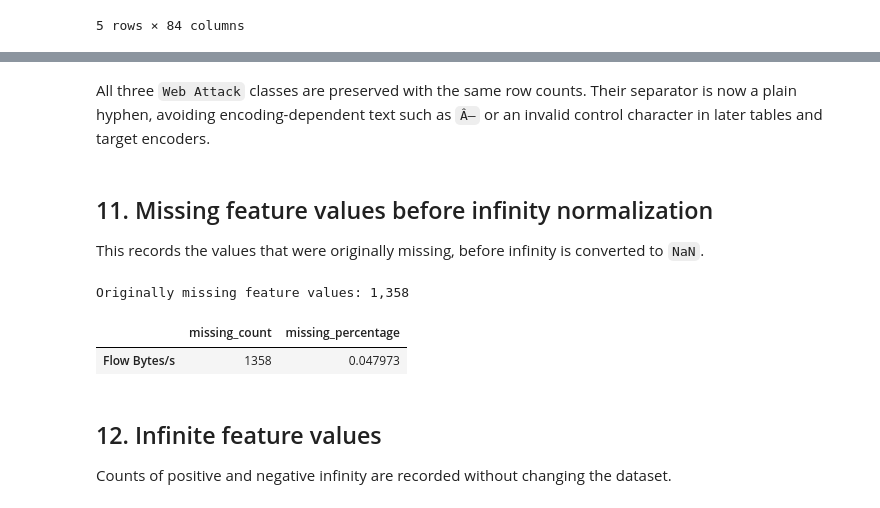
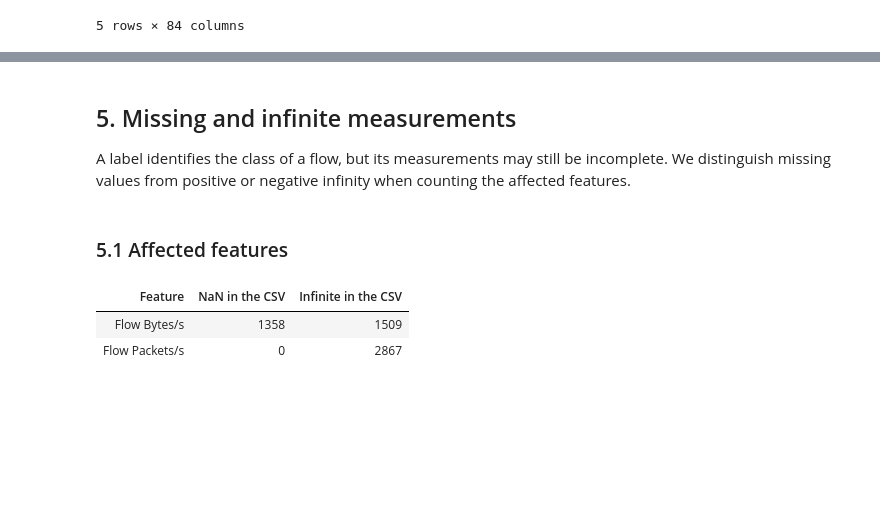
Before and after one commit to Adam-Zouari/Intrusion-Detection-System, a Jupyter notebook: ml/notebooks/01_data_exploration.ipynb, the cells around one changed output, grey strips where cells are left out. Saved outputs shown, nothing was run; the diff lists cells and outputs as text; code cells hidden in the pictures; blank space fills up the shorter version.

```diff
--- a/ml/notebooks/01_data_exploration.ipynb
+++ b/ml/notebooks/01_data_exploration.ipynb
@@ -15,21 +11,10 @@ import numpy as np
 import pandas as pd
 from IPython.display import display
 
-dataset_candidates = [
-    Path("../data/raw/cicids2017_merged.csv"),
-    Path("ml/data/raw/cicids2017_merged.csv"),
-]
 
-DATASET_PATH = next(
-    (path.resolve() for path in dataset_candidates if path.exists()),
-    None,
-)
-
-if DATASET_PATH is None:
-    raise FileNotFoundError(
-        "Could not find ml/data/raw/cicids2017_merged.csv. "
-        "Run the notebook from the repository root or ml/notebooks."
-    )
-
-print(f"Dataset: {DATASET_PATH}")
-print(f"File size: {DATASET_PATH.stat().st_size / (1024 ** 3):.2f} GiB")
+def show_table(frame, row_label=None):
+    """Display a table with one header row and no extra index."""
+    if row_label is not None:
+        frame = frame.rename_axis(row_label).reset_index()
+    display({"text/html": frame.to_html(index=False),
+             "text/plain": frame.to_string(index=False)}, raw=True)
@@ -286,26 +237,20 @@ Web Attack labels after normalization:
-# %% [markdown]
-All three `Web Attack` classes are preserved with the same row counts. Their separator is now a plain hyphen, avoiding encoding-dependent text such as `Â–` or an invalid control character in later tables and target encoders.
 # %% [markdown]
-## 11. Missing feature values before infinity normalization
+## 5. Missing and infinite measurements
 
-This records the values that were originally missing, before infinity is converted to `NaN`.
+A label identifies the class of a flow, but its measurements may still be incomplete. We distinguish missing values from positive or negative infinity when counting the affected features.
+# %% [markdown]
+### 5.1 Affected features
 # %%
 feature_columns = df_valid.columns.drop("Label")
-missing_before = df_valid.loc[:, feature_columns].isna().sum()
-missing_before_summary = pd.DataFrame(
-    {
-        "missing_count": missing_before,
-        "missing_percentage": (missing_before / len(df_valid) * 100).round(6),
-    }
-).sort_values("missing_count", ascending=False)
-
-print(f"Originally missing feature values: {int(missing_before.sum()):,}")
-display(missing_before_summary[missing_before_summary["missing_count"] > 0])
+numeric_columns = df_valid.select_dtypes(include="number").columns
+quality = pd.DataFrame({
+    "NaN in the CSV": df_valid[feature_columns].isna().sum(),
+    "Infinite in the CSV": pd.Series({
+        name: int(np.isinf(df_valid[name]).sum()) for name in numeric_columns
+    }).reindex(feature_columns, fill_value=0),
+})
+show_table(quality.loc[quality.any(axis=1)], "Feature")
 # %% [output]
-Originally missing feature values: 1,358
-|  | missing_count | missing_percentage |
-| Flow Bytes/s | 1358 | 0.047973 |
+| Feature | NaN in the CSV | Infinite in the CSV |
+| Flow Bytes/s | 1358 | 1509 |
+| Flow Packets/s | 0 | 2867 |
-# %% [markdown]
-## 12. Infinite feature values
-
-Counts of positive and negative infinity are recorded without changing the dataset.
```
Also changed, not shown: parts of 114 cells of this notebook, 2 other files.
